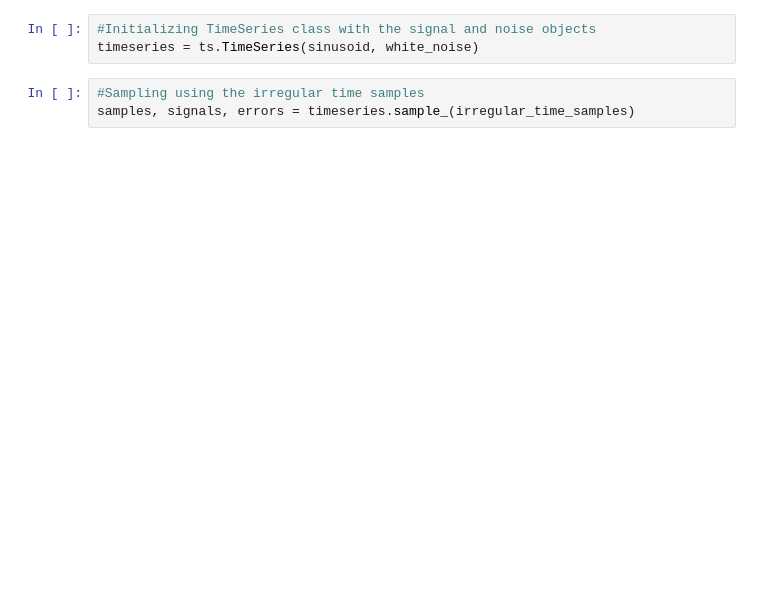
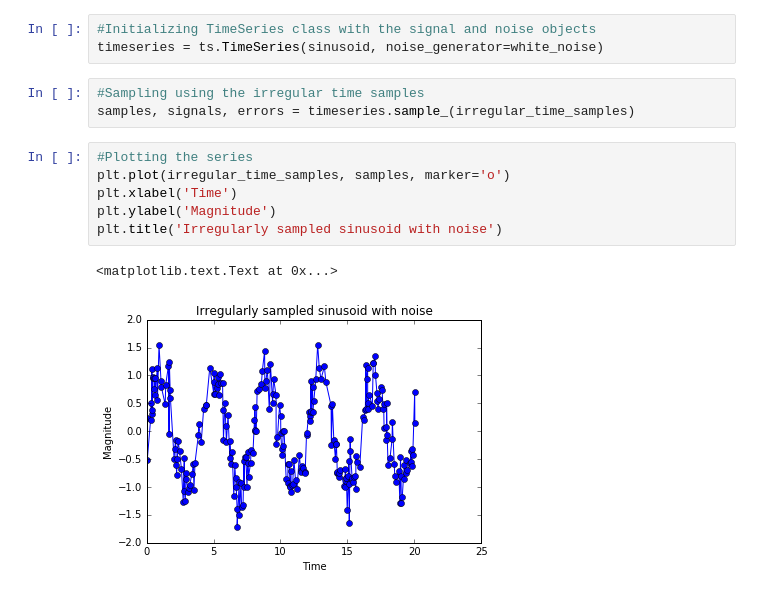
Before and after one commit to TimeSynth/TimeSynth, a Jupyter notebook: TimeSynthExamples.ipynb, the cells around one changed output. Saved outputs shown, nothing was run; the diff lists cells and outputs as text; blank space fills up the shorter version.

```diff
--- a/TimeSynthExamples.ipynb
+++ b/TimeSynthExamples.ipynb
@@ -18,7 +18,16 @@ sinusoid = ts.signals.Sinusoidal(frequency=0.25)
 white_noise = ts.noise.GaussianNoise(std=0.3)
 # %%
 #Initializing TimeSeries class with the signal and noise objects
-timeseries = ts.TimeSeries(sinusoid, white_noise)
+timeseries = ts.TimeSeries(sinusoid, noise_generator=white_noise)
 # %%
 #Sampling using the irregular time samples
 samples, signals, errors = timeseries.sample_(irregular_time_samples)
+# %%
+#Plotting the series
+plt.plot(irregular_time_samples, samples, marker='o')
+plt.xlabel('Time')
+plt.ylabel('Magnitude')
+plt.title('Irregularly sampled sinusoid with noise')
+# %% [output]
+<matplotlib.text.Text at 0x...>
+[figure, added]
```
Also changed, not shown: 1 other file.
